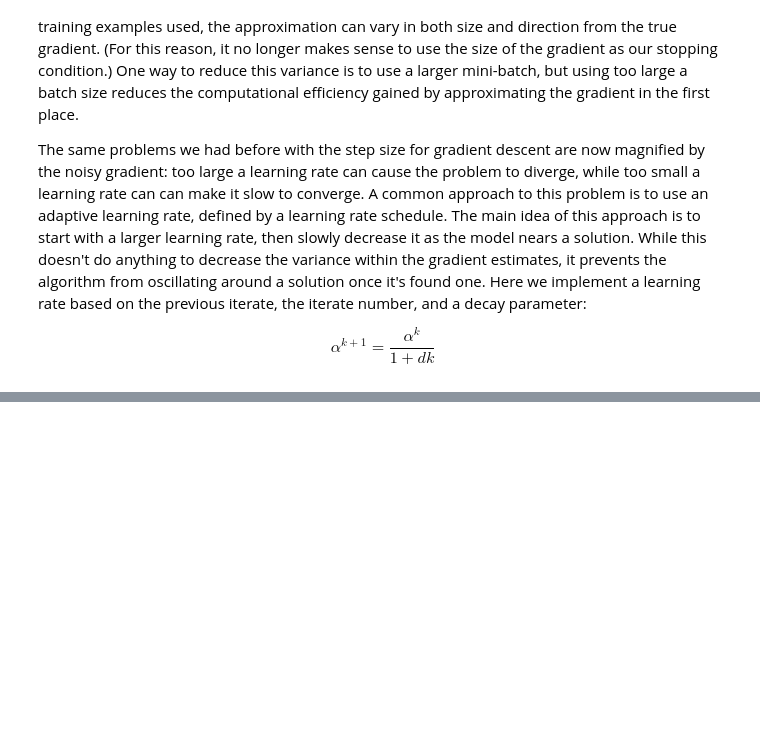
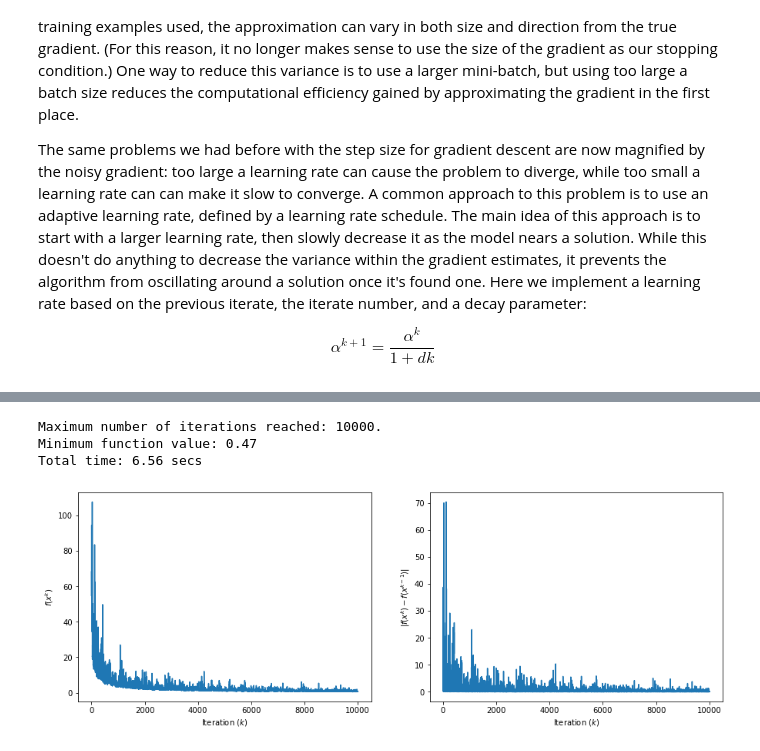
Before and after one commit to UW-AMO/neurohackademy, a Jupyter notebook: notebooks/Part1-IterativeMethods.ipynb, the cells around one changed output, grey strips where cells are left out. Drawn from its saved outputs; the diff is of its cells as text; code cells hidden in the pictures; blank space fills up the shorter version.

```diff
--- a/notebooks/Part1-IterativeMethods.ipynb
+++ b/notebooks/Part1-IterativeMethods.ipynb
@@ -244,0 +233,9 @@ Text(0, 0.5, 'Diff')
+# %%
+decay = None # modify this variable
+results = utils.stochastic_descent(A, y, decay=decay, learning_rate=5e-3,  batch_size=1, max_iter=10000)
+utils.plot_sgd(results)
+# %% [output]
+Maximum number of iterations reached: 10000.
+Minimum function value: 0.47
+Total time: 6.56 secs
+[figure, added]
```
Also changed, not shown: parts of 11 cells of this notebook, 2 other files.
